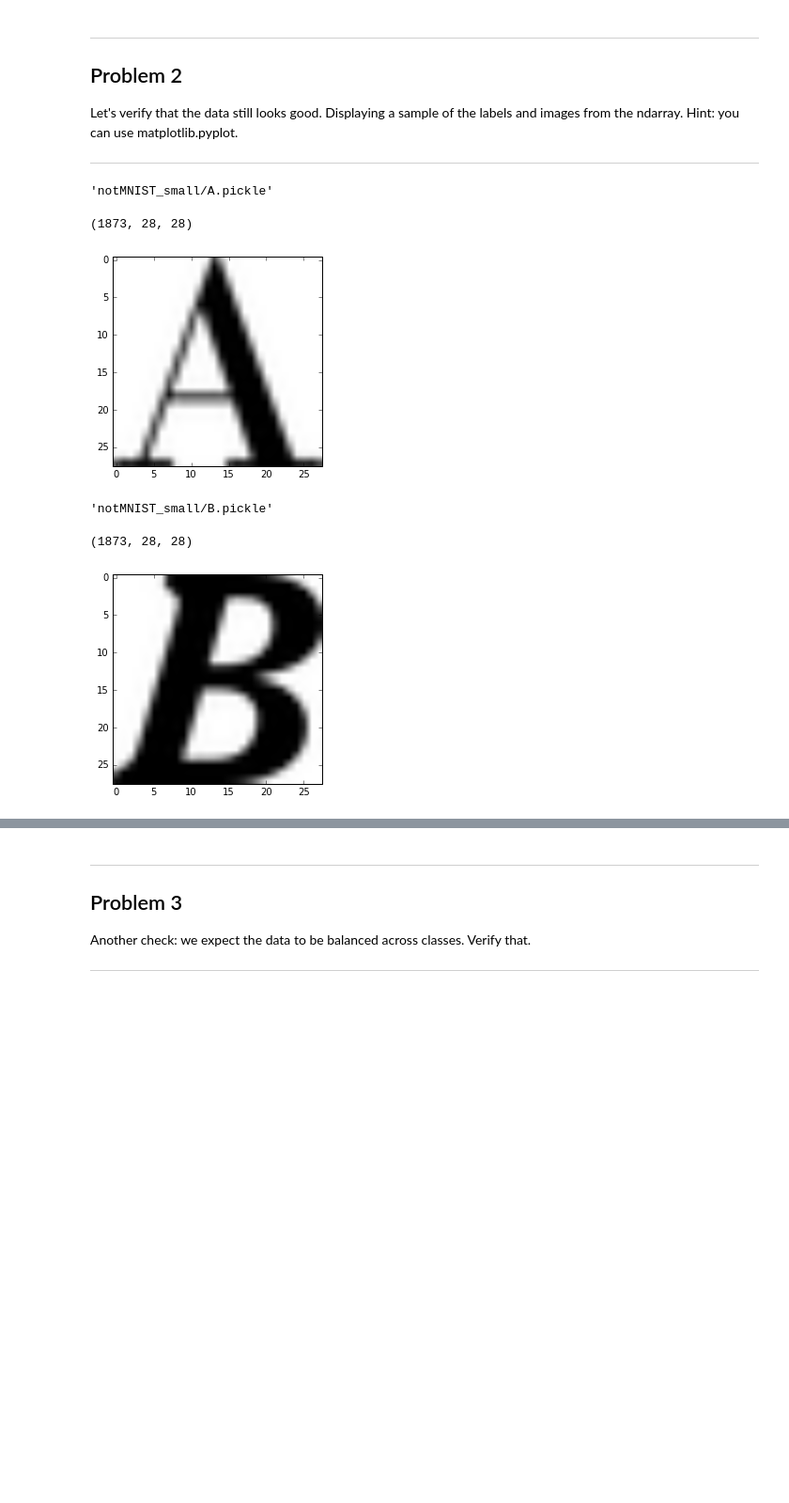
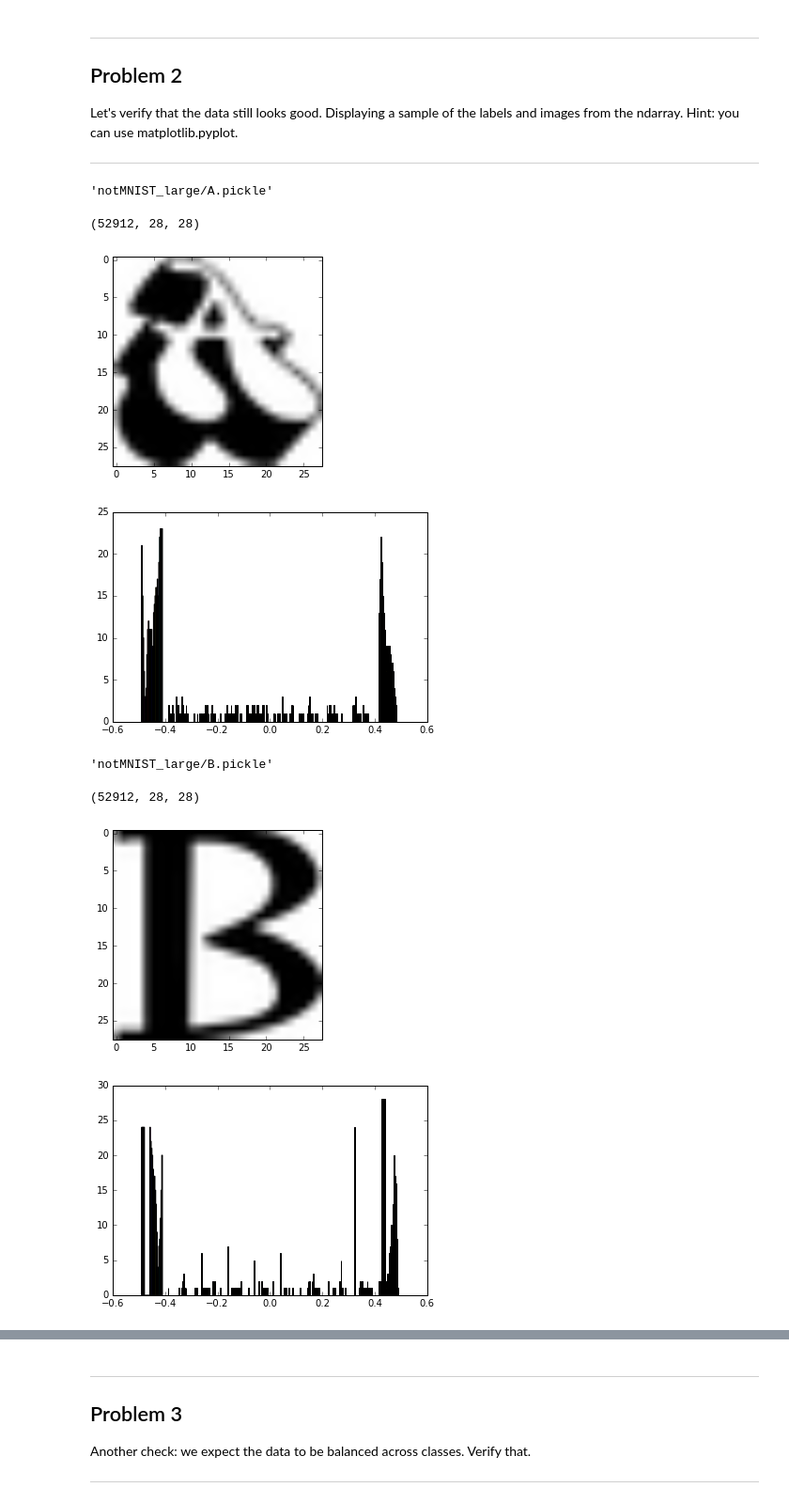
Before and after one commit to llathrop/ud730, a Jupyter notebook: 1_notmnist.ipynb, the cells around one changed output, grey strips where cells are left out. Shown: that part at 94% size. Cells and saved outputs as stored; diff of their text form; code cells hidden in the pictures; blank space fills up the shorter version.

```diff
--- a/1_notmnist.ipynb
+++ b/1_notmnist.ipynb
@@ -224,17 +224,21 @@ Let's verify that the data still looks good. Displaying a sample of the labels a
 
 ---
 # %%
-for d in test_datasets:
+for d in train_datasets:
     display(d)
     data = pickle.load( open( d, "rb" ) )
     image=random.randrange(len(data))
     display(data.shape)
     plt.imshow(data[image], cmap='binary')
     plt.show()
+    plt.hist(data[image], 10)
+    plt.show()
 # %% [output]
-'notMNIST_small/A.pickle'
+'notMNIST_large/A.pickle'
-(1873, 28, 28)
+(52912, 28, 28)
-[figure, old version]
+[figure, new version]
+[figure, new version]
-'notMNIST_small/B.pickle'
+'notMNIST_large/B.pickle'
-(1873, 28, 28)
+(52912, 28, 28)
-[figure, old version]
+[figure, new version]
+[figure, new version]
```
Also changed, not shown: parts of 6 cells of this notebook.
